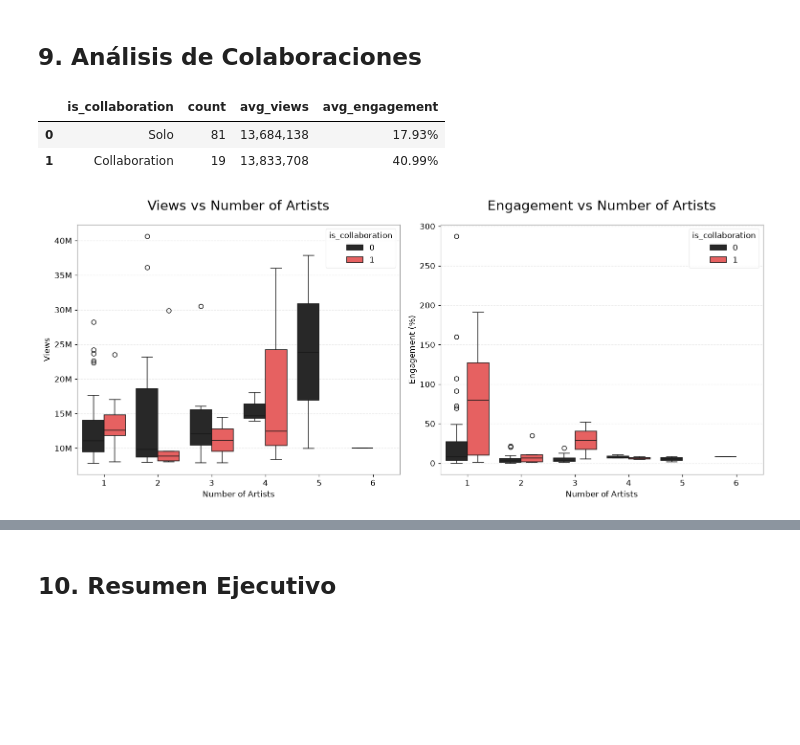
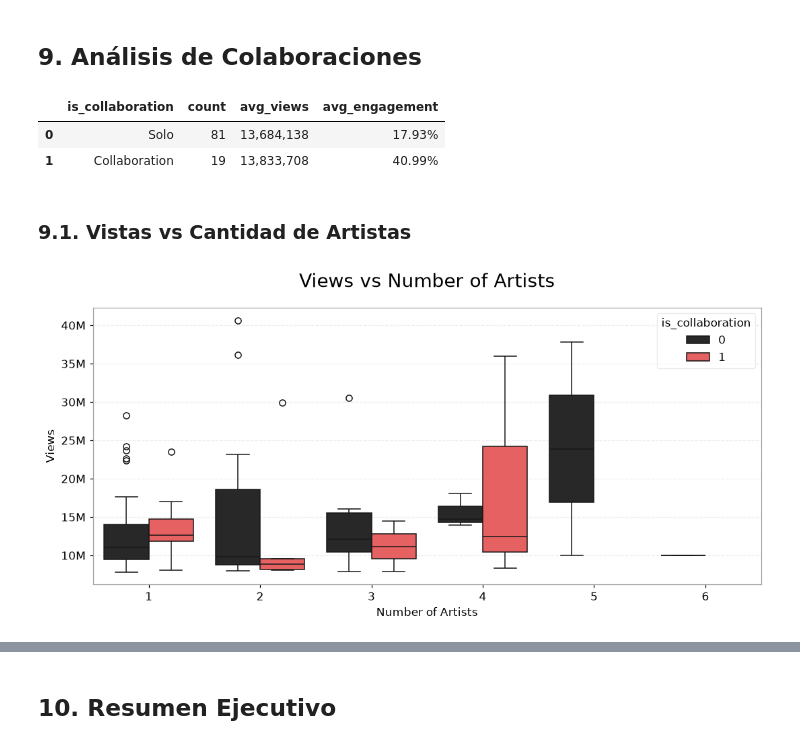
Before and after one commit to adroguetth/youtube-music-charts-intelligence, a Jupyter notebook: notebook_es/weekly/youtube_charts_2026-W46.ipynb, the cells around one changed output, grey strips where cells are left out. Saved outputs shown, nothing was run; the diff lists cells and outputs as text; code cells hidden in the pictures; blank space fills up the shorter version.

```diff
--- a/notebook_es/weekly/youtube_charts_2026-W46.ipynb
+++ b/notebook_es/weekly/youtube_charts_2026-W46.ipynb
@@ -868,51 +868,46 @@ plt.tight_layout(); plt.show()
 [figure]
 # %% [markdown]
 ## 9. Análisis de Colaboraciones
+# %%
+collab_stats = df.groupby('is_collaboration').agg(
+    count=('track_name', 'count'),
+    avg_views=('views', 'mean'),
+    avg_engagement=('engagement', 'mean')
+).reset_index()
+
+collab_stats['is_collaboration'] = collab_stats['is_collaboration'].map({0: 'Solo', 1: 'Collaboration'})
+collab_stats['avg_views'] = collab_stats['avg_views'].apply(lambda x: f'{x:,.0f}')
+collab_stats['avg_engagement'] = collab_stats['avg_engagement'].round(2).astype(str) + '%'
+display(collab_stats)
+# %% [output]
+|  | is_collaboration | count | avg_views | avg_engagement |
+| 0 | Solo | 81 | 13,684,138 | 17.93% |
+| 1 | Collaboration | 19 | 13,833,708 | 40.99% |
+# %% [markdown]
+### 9.1. Vistas vs Cantidad de Artistas
 # %%
-collab_stats = df.groupby('is_collaboration').agg(
-    count=('track_name', 'count'),
-    avg_views=('views', 'mean'),
-    avg_engagement=('engagement', 'mean')
-).reset_index()
-
-collab_stats['is_collaboration'] = collab_stats['is_collaboration'].map({0: 'Solo', 1: 'Collaboration'})
-collab_stats['avg_views'] = collab_stats['avg_views'].apply(lambda x: f'{x:,.0f}')
-collab_stats['avg_engagement'] = collab_stats['avg_engagement'].round(2).astype(str) + '%'
-display(collab_stats)
-
-fig, axes = plt.subplots(1, 2, figsize=(14, 6))
+fig, ax = plt.subplots(figsize=(10, 5))
 fig.patch.set_facecolor(YT_BG)
-axes[0].set_facecolor(YT_BG)
-axes[1].set_facecolor(YT_BG)
+ax.set_facecolor(YT_BG)
 
 sns.boxplot(
     data=df, x='artist_count', y='views', hue='is_collaboration',
-    palette={0: YT_DARK_GREY, 1: YT_RED}, ax=axes[0]
+    palette={0: YT_DARK_GREY, 1: YT_RED}, ax=ax
 )
-axes[0].set_title('Views vs Number of Artists', fontsize=TITLE_FONT_SIZE, color=YT_TEXT, loc='center', pad=20)
-axes[0].set_xlabel('Number of Artists', fontsize=11, color=YT_TEXT)
-axes[0].set_ylabel('Views', fontsize=11, color=YT_TEXT)
-axes[0].yaxis.set_major_formatter(FuncFormatter(format_axis_millions))
 
-sns.boxplot(
-    data=df, x='artist_count', y='engagement', hue='is_collaboration',
-    palette={0: YT_DARK_GREY, 1: YT_RED}, ax=axes[1]
-)
-axes[1].set_title('Engagement vs Number of Artists', fontsize=TITLE_FONT_SIZE, color=YT_TEXT, loc='center', pad=20)
-axes[1].set_xlabel('Number of Artists', fontsize=11, color=YT_TEXT)
-axes[1].set_ylabel('Engagement (%)', fontsize=11, color=YT_TEXT)
+ax.set_title('Views vs Number of Artists', fontsize=TITLE_FONT_SIZE, color=YT_TEXT, loc='center', pad=20)
+ax.set_xlabel('Number of Artists', fontsize=11, color=YT_TEXT)
+ax.set_ylabel('Views', fontsize=11, color=YT_TEXT)
+ax.yaxis.set_major_formatter(FuncFormatter(format_axis_millions))
 
-for ax in axes:
-    style_axes(ax, grid_axis='y')
-    legend = ax.get_legend()
-    if legend:
-        legend.get_frame().set_edgecolor(YT_GRID)
-        legend.get_frame().set_linewidth(0.8)
-        for text in legend.get_texts(): text.set_color(YT_TEXT)
+style_axes(ax, grid_axis='y')
+
+legend = ax.get_legend()
+if legend:
+    legend.get_frame().set_edgecolor(YT_GRID)
+    legend.get_frame().set_linewidth(0.8)
+    for text in legend.get_texts(): text.set_color(YT_TEXT)
 
 plt.tight_layout(); plt.show()
 # %% [output]
-|  | is_collaboration | count | avg_views | avg_engagement |
-| 0 | Solo | 81 | 13,684,138 | 17.93% |
-| 1 | Collaboration | 19 | 13,833,708 | 40.99% |
-[figure, old version]
+[figure, new version]
```
Also changed, not shown: parts of 2 cells of this notebook, 1 other file.
